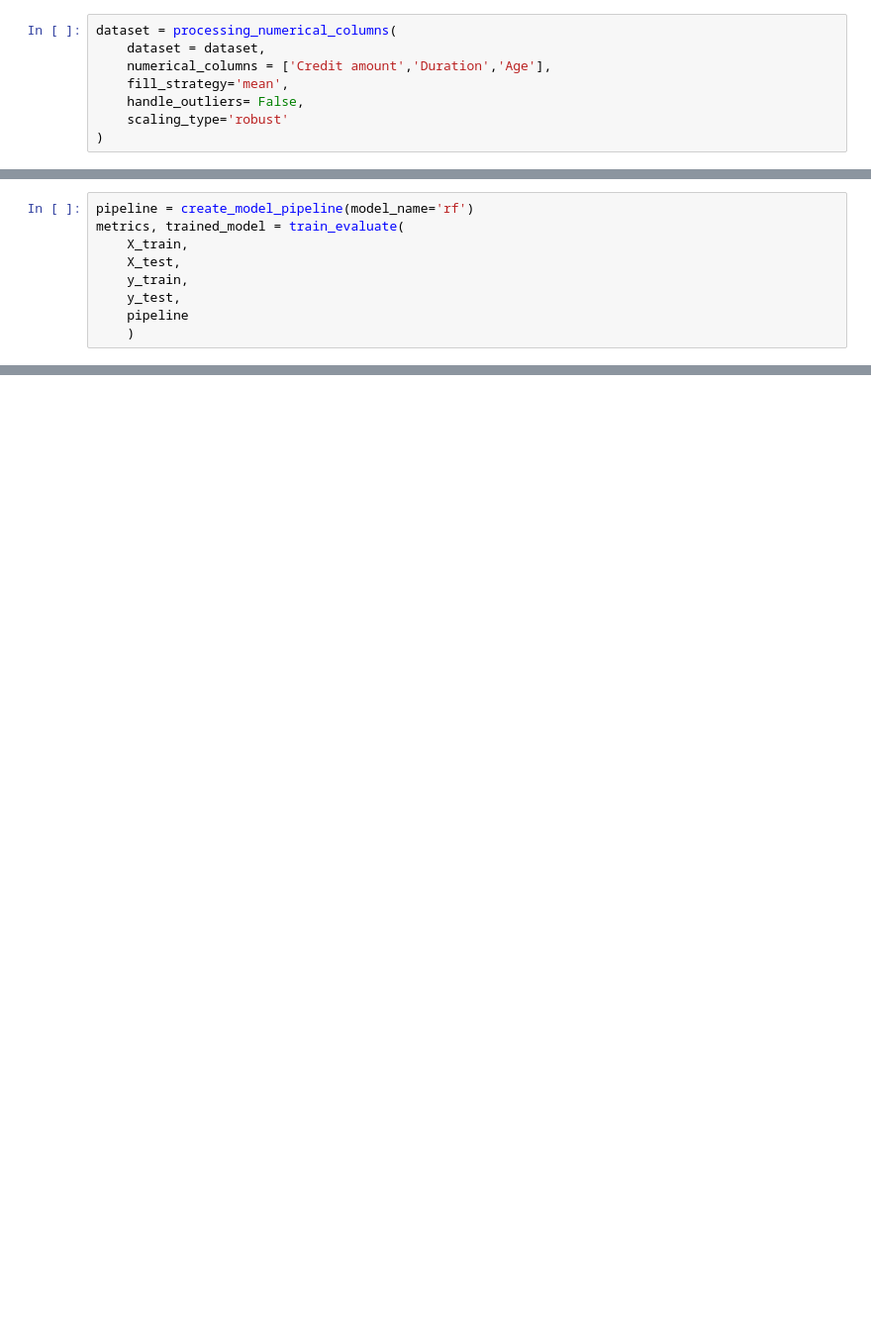
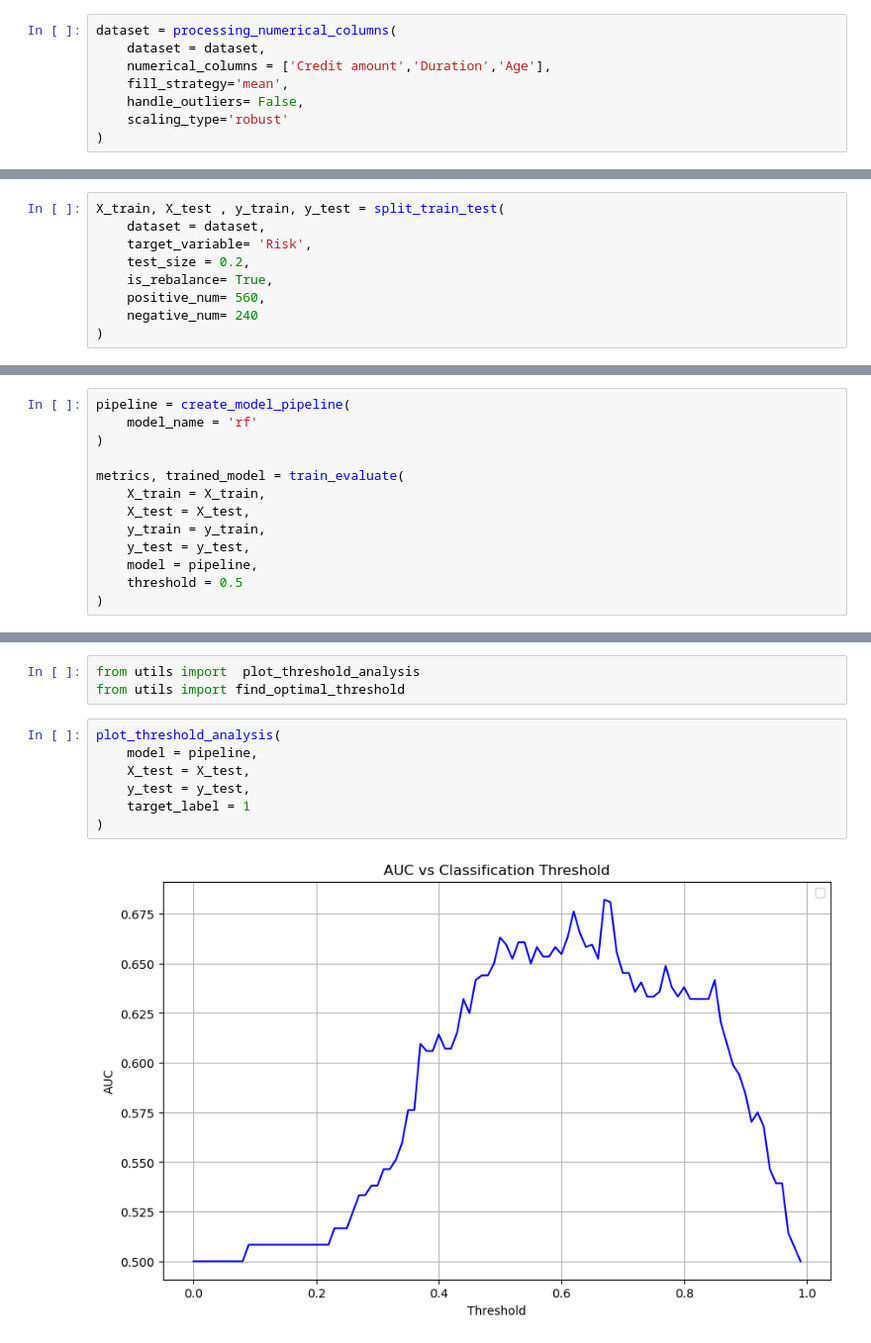
Before and after one commit to MyNguyen1162001/German-Credit-Risk, a Jupyter notebook: exploring and modelling.ipynb, the cells around one changed output, grey strips where cells are left out. Shown at 99% size. Drawn from its saved outputs; the diff is of its cells as text; blank space fills up the shorter version.

Commit message:
change file name

```diff
--- a/notebook502677872b.ipynb
+++ b/exploring and modelling.ipynb
@@ -266,0 +177,9 @@ def cross_validate_models(X, y, models=['lr', 'rf', 'lgb']):
+# %%
+X_train, X_test , y_train, y_test = split_train_test(
+    dataset = dataset,
+    target_variable= 'Risk',
+    test_size = 0.2,
+    is_rebalance= True,
+    positive_num= 560,
+    negative_num= 240
+)
@@ -267,12 +191,16 @@ def cross_validate_models(X, y, models=['lr', 'rf', 'lgb']):
 # %%
-pipeline = create_model_pipeline(model_name='rf')
+pipeline = create_model_pipeline(
+    model_name = 'rf'
+)
+
 metrics, trained_model = train_evaluate(
-    X_train,
-    X_test,
-    y_train,
-    y_test,
-    pipeline
-    )
+    X_train = X_train,
+    X_test = X_test,
+    y_train = y_train,
+    y_test = y_test,
+    model = pipeline,
+    threshold = 0.5
+)
 # %%
 metrics
 # %% [output]
@@ -307,3 +237,15 @@ And if memory is not enough, you can set `force_col_wise=true`.
 {'lr': {'mean_auc': 0.6640476190476192, 'std_auc': 0.024009044969819412},
  'rf': {'mean_auc': 0.7298928571428572, 'std_auc': 0.024070427655701183},
  'lgb': {'mean_auc': 0.6918571428571428, 'std_auc': 0.03239054479767589}}
+# %%
+from utils import  plot_threshold_analysis
+from utils import find_optimal_threshold
+# %%
+plot_threshold_analysis(
+    model = pipeline,
+    X_test = X_test,
+    y_test = y_test,
+    target_label = 1
+)
+# %% [output]
+[figure, added]
```
Also changed, not shown: parts of 13 cells of this notebook, 1 other file.
